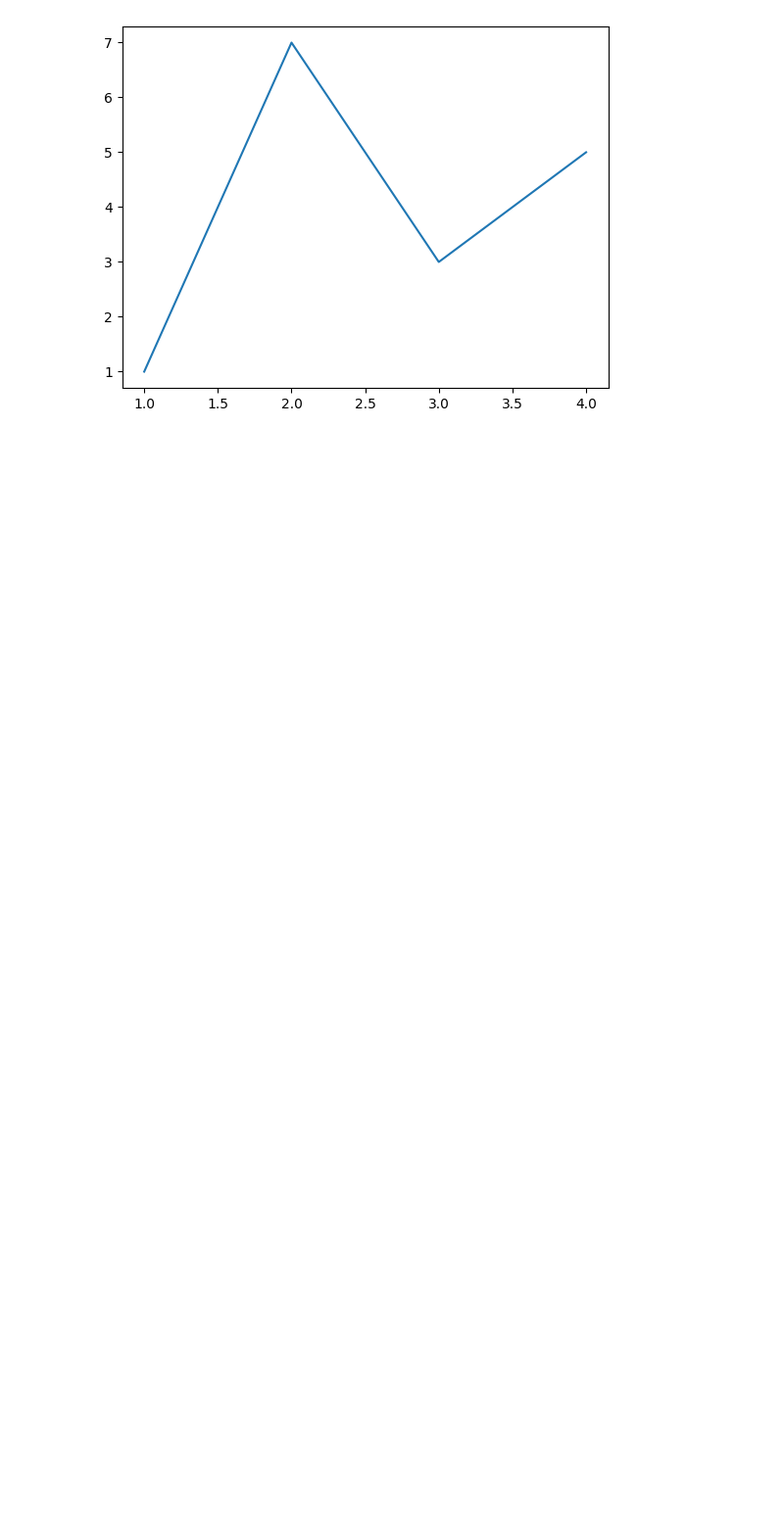
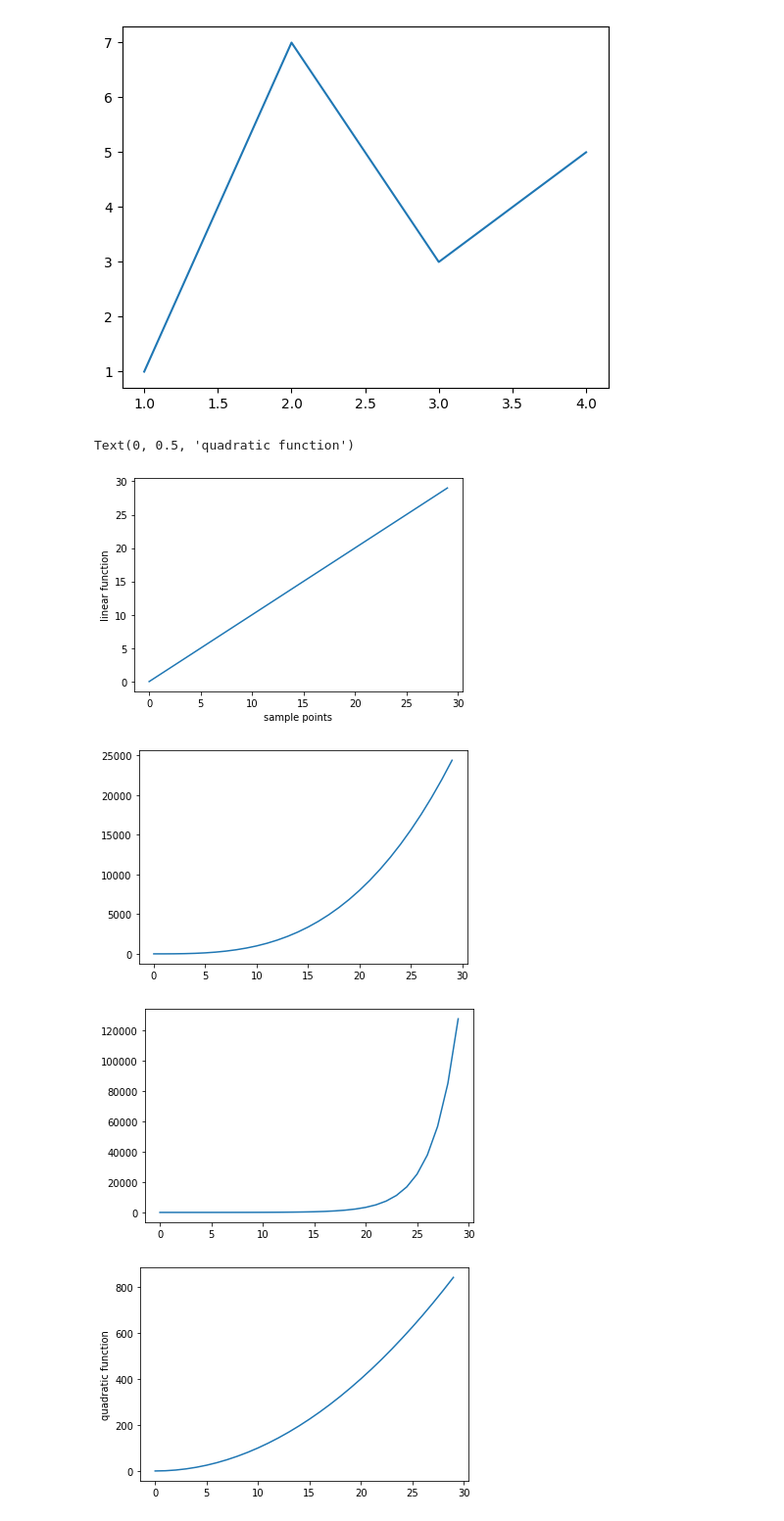
Before and after one commit to adevrent/mitx_python, a Jupyter notebook: Unit 7/topic13.ipynb, the cells around one changed output. Shown: that part at 98% size. Cells and saved outputs as stored; diff of their text form; code cells hidden in the pictures; blank space fills up the shorter version.

```diff
--- a/Unit 7/topic13.ipynb
+++ b/Unit 7/topic13.ipynb
@@ -5,3 +5,38 @@ pylab.plot([1,2,3,4], [1,7,3,5]) #draw on figure 1
 pylab.show() #show figure on screen
 # %% [output]
 [figure]
+# %%
+import pylab as plt
+
+mySamples = []
+myLinear = []
+myQuadratic = []
+myCubic = []
+myExponential = []
+
+for i in range(30):
+    mySamples.append(i)
+    myLinear.append(i)
+    myQuadratic.append(i**2)
+    myCubic.append(i**3)
+    myExponential.append(1.5**i)
+
+plt.figure("lin")
+plt.xlabel("sample points")
+plt.ylabel("linear function")
+plt.plot(mySamples, myLinear)
+plt.figure("quad")
+plt.plot(mySamples, myQuadratic)
+plt.figure("cube")
+plt.plot(mySamples, myCubic)
+plt.figure("expo")
+plt.plot(mySamples, myExponential)
+
+plt.figure("quad")
+plt.ylabel("quadratic function")
+# %% [output]
+Text(0, 0.5, 'quadratic function')
+[figure, added]
+[figure, added]
+[figure, added]
+[figure, added]
```
Also changed, not shown: parts of 7 cells of this notebook.
